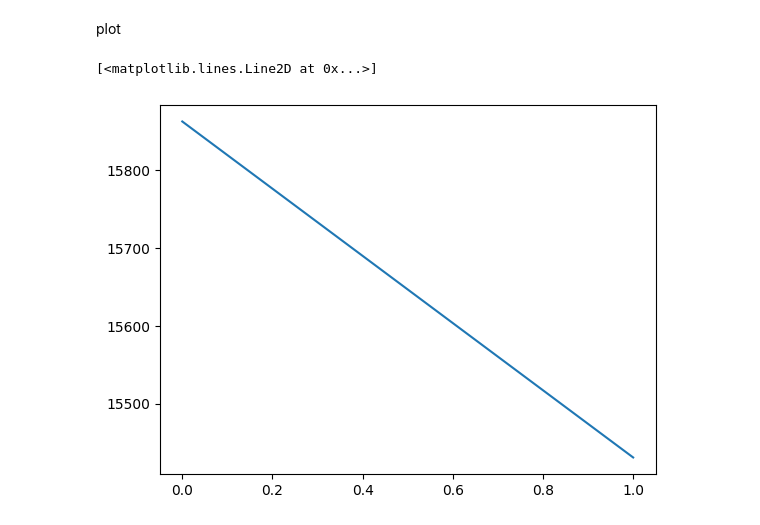
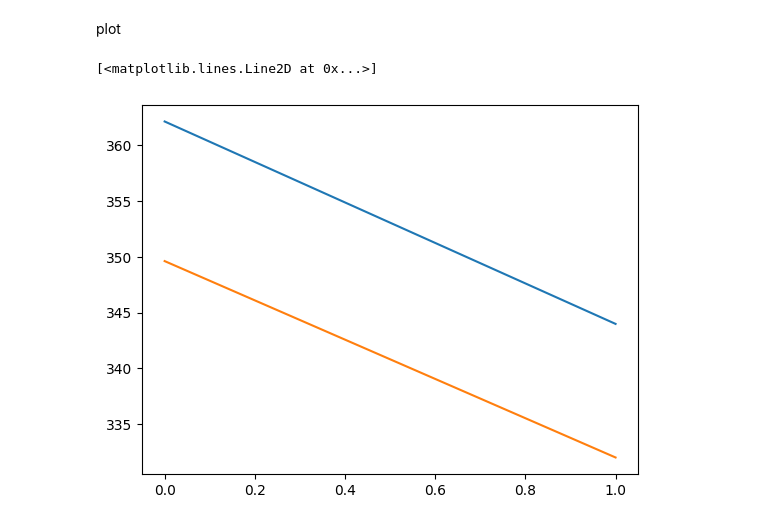
Before and after one commit to youngers2006/Research-Placement, a Jupyter notebook: JAX_GNN_GPU_friendly.ipynb, the cells around one changed output. Saved outputs shown, nothing was run; the diff lists cells and outputs as text; code cells hidden in the pictures.

```diff
--- a/JAX_GNN_GPU_friendly.ipynb
+++ b/JAX_GNN_GPU_friendly.ipynb
@@ -160,7 +160,7 @@ except FileNotFoundError:
 dataset_dict = data_unpickled_1
 
 # Not tunable, is known from how many sims ran
-num_sims = 100
+num_sims = 1000
 # permutation list for batching
 index_list = jnp.arange(num_sims)
 permutated_index_list = jax.random.permutation(jax.random.PRNGKey(0), index_list)
@@ -597,6 +593,12 @@ class GNN(nnx.Module):
         )
         e_batch, e_prime_batch = vmapped_call(stacked_nodes)
         return e_batch, e_prime_batch
+
+    def unscale_predictions(self, e_scaled, e_prime_scaled):
+        """Unscales the predicted data to obtain physical predictions, should not be called during training"""
+        e_physical = (e_scaled * self.e_std) + self.e_mean
+        e_prime_physical = (e_prime_scaled * self.grad_std) + self.grad_mean
+        return e_physical, e_prime_physical
 # %% [markdown]
 Loss function and Optimiser
 # %%
@@ -706,7 +708,7 @@ CV_loss_record = []
 for epoch in range(Epochs):
     running_loss = 0.0
     batch_count = 0
-    for batch in tqdm(train_batches, desc=f"Epoch {epoch}/{Epochs}", leave=False):
+    for batch in tqdm(train_batches, desc=f"Epoch {epoch}/{Epochs}", leave=True):
         base_nodes = batched_zero_graph[0].nodes
         nodes_batch = jnp.broadcast_to(base_nodes, (batch_size,)+base_nodes.shape)
         bd = batch['boundary_displacements']
@@ -744,6 +746,7 @@ for epoch in range(Epochs):
 plot
 # %%
 plt.plot(loss_record[48:])
+plt.plot(CV_loss_record[48:])
 # %% [output]
 [<matplotlib.lines.Line2D at 0x...>]
-[figure, old version]
+[figure, new version]
```
Also changed, not shown: parts of 2 cells of this notebook, 1 other file.
